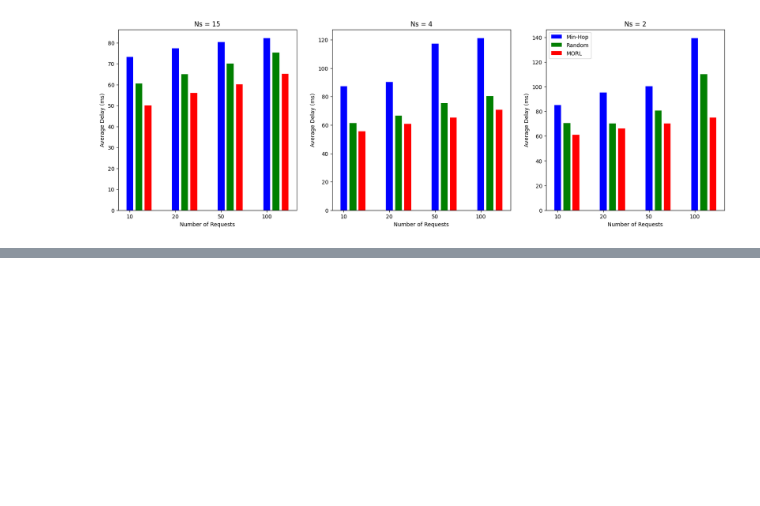
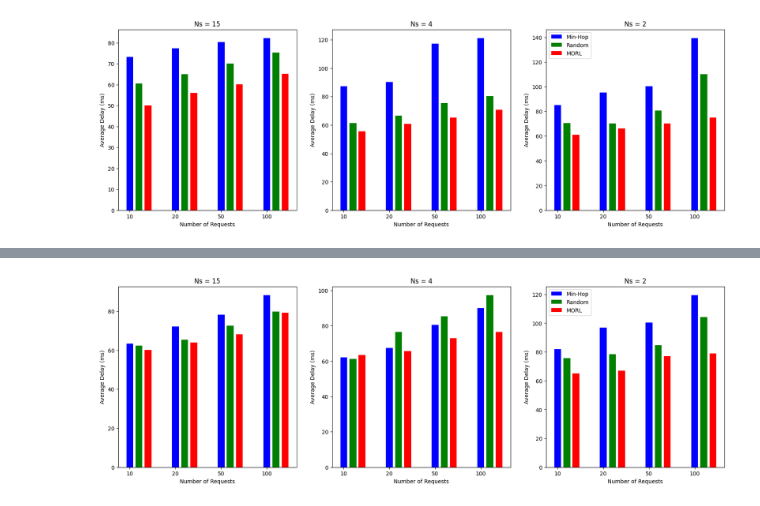
Before and after one commit to meodaiduoi/GAMR, a Jupyter notebook: routingcomparison/routingapp/compare_algorithm/sec_solver.ipynb, the cells around one changed output, grey strips where cells are left out. Saved outputs shown, nothing was run; the diff lists cells and outputs as text; code cells hidden in the pictures; blank space fills up the shorter version.

```diff
--- a/routingcomparison/routingapp/compare_algorithm/sec_solver.ipynb
+++ b/routingcomparison/routingapp/compare_algorithm/sec_solver.ipynb
@@ -447,0 +521,68 @@ plt.show()
+# %%
+import matplotlib.pyplot as plt
+
+# Sample data (replace with actual values)
+number_of_servers = [15, 4, 2]  # Number of servers
+number_of_requests = [10, 20, 50, 100]
+
+min_hop_delay = {  # Delay for Min-Hop with different Ns and Nr
+    15: [63.242954960784312, 72.12572125824042, 78.1374296044086514, 88.2716049589814926],
+    4: [62.2493923194774, 67.42737954918215, 80.60147317531857, 90.11470649038381],
+    2: [81.96100331155338, 96.75454295151536, 100.3961695242653, 119.49135551167156],
+}
+
+random_delay = {
+    15: [62.2493923194774, 65.42737954918215, 72.60147317531857, 79.71470649038381],
+    4: [61.32337131552878, 76.54232419637531, 85.473045178978346, 97.416573263208335],
+    2: [75.69397101100228, 78.38446238611805, 84.581776181085749, 104.209372694454],
+}
+
+morl_delay = {  # Delay (assuming from morl_avg_delay)
+    15: [60.04967142, 63.98617357, 68.06476885, 79.15230299],
+    4: [63.51525871, 65.76343157, 73.0896993, 76.5885056],
+    2: [64.97658466, 66.9765863, 77.15792128, 79.07674347],
+}
+
+# Define algorithm labels
+algorithm_labels = ['Min-Hop', 'Random', 'MORL']  # Assuming MORL data is available
+colors = ['blue', 'green', 'red']  # Assign colors for each algorithm
+
+# Create separate plots for each server case (Ns)
+num_servers_len = len(number_of_servers)
+fig, axes = plt.subplots(1, num_servers_len, figsize=(20, 6))  # Adjust figure size as needed
+
+for i, Ns in enumerate(number_of_servers):
+    ax = axes[i]  # Get the current subplot axis
+
+    # Extract data for this server case
+    min_hop_data = min_hop_delay[Ns]
+    random_data = random_delay[Ns]
+    morl_data = morl_delay[Ns]  # Assuming MORL data structure is similar
+
+    # Separate bars using a larger offset for better visibility
+    bar_width = 0.15  # Adjust bar width as needed
+    total_offset = bar_width * (len(algorithm_labels) + 1)  # Total offset for all bars
+    offset_per_algorithm = total_offset / len(algorithm_labels)  # Offset for each algorithm
+
+    # Plot bars for Min-Hop, Random, and MORL algorithms
+    for j, (algorithm, data) in enumerate(zip(algorithm_labels, [min_hop_data, random_data, morl_data])):
+        x_positions = [i + offset_per_algorithm * j for i in range(len(number_of_requests))]  # Adjust x-positions for separation
+        bars = ax.bar(x_positions, data, bar_width, label=algorithm, color=colors[j])
+
+    # Set x-axis labels
+    ax.set_xticks(range(len(number_of_requests)))
+    ax.set_xticklabels(number_of_requests)
+    ax.set_xlabel('Number of Requests')
+
+    # Set y-axis label
+    ax.set_ylabel('Average Delay (ms)')
+
+    # Set title (include Ns in the title)
+    ax.set_title(f'Ns = {Ns}')
+
+
+# Adjust layout and display the plot
+plt.legend()
+plt.show()
+# %% [output]
+[figure, added]
```
Also changed, not shown: parts of 5 cells of this notebook, 15 other files.
